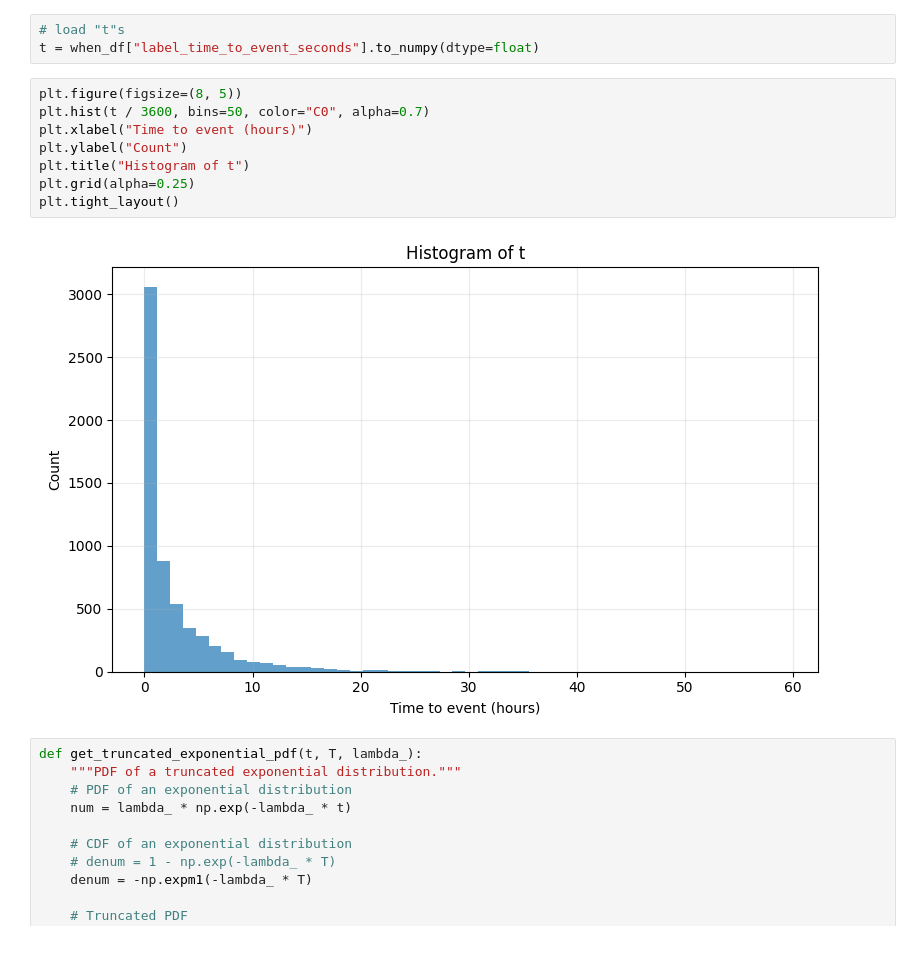
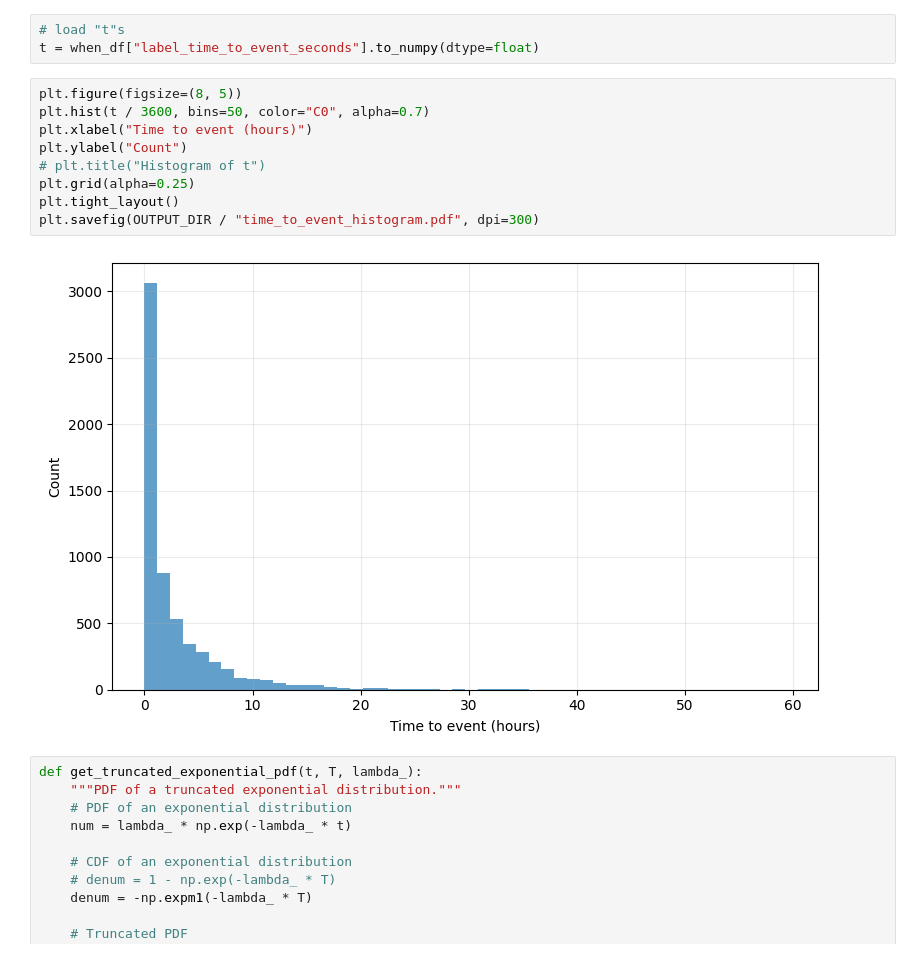
Before and after one commit to mohamad-hasan-sohan-ajini/predictive-maintenance, a Jupyter notebook: src/clean_dataset.ipynb, the cells around one changed output. Saved outputs shown, nothing was run; the diff lists cells and outputs as text.

Commit message:
Save all images in a paper ready format

```diff
--- a/src/clean_dataset.ipynb
+++ b/src/clean_dataset.ipynb
@@ -68,13 +69,14 @@ t = when_df["label_time_to_event_seconds"].to_numpy(dtype=float)
 # %%
 plt.figure(figsize=(8, 5))
 plt.hist(t / 3600, bins=50, color="C0", alpha=0.7)
 plt.xlabel("Time to event (hours)")
 plt.ylabel("Count")
-plt.title("Histogram of t")
+# plt.title("Histogram of t")
 plt.grid(alpha=0.25)
 plt.tight_layout()
+plt.savefig(OUTPUT_DIR / "time_to_event_histogram.pdf", dpi=300)
 # %% [output]
-[figure, old version]
+[figure, new version]
 # %%
 def get_truncated_exponential_pdf(t, T, lambda_):
     """PDF of a truncated exponential distribution."""
```
Also changed, not shown: parts of 3 cells of this notebook.
